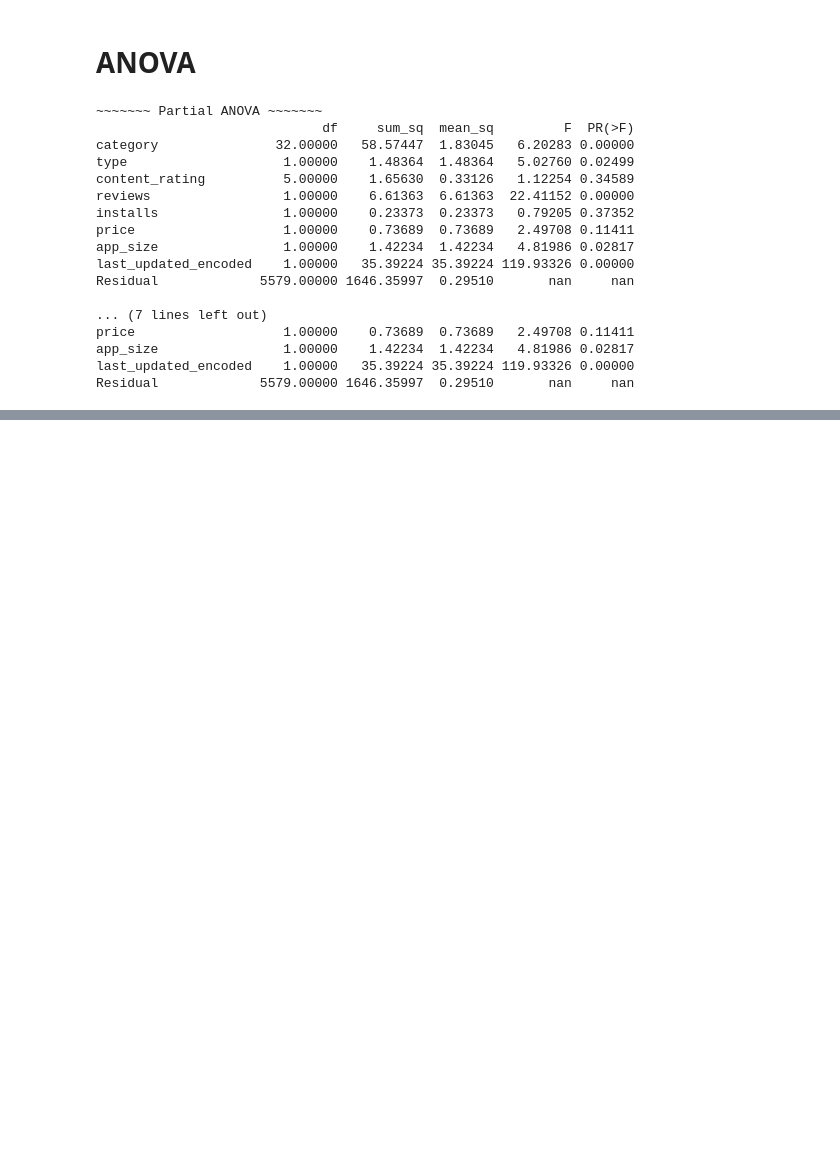
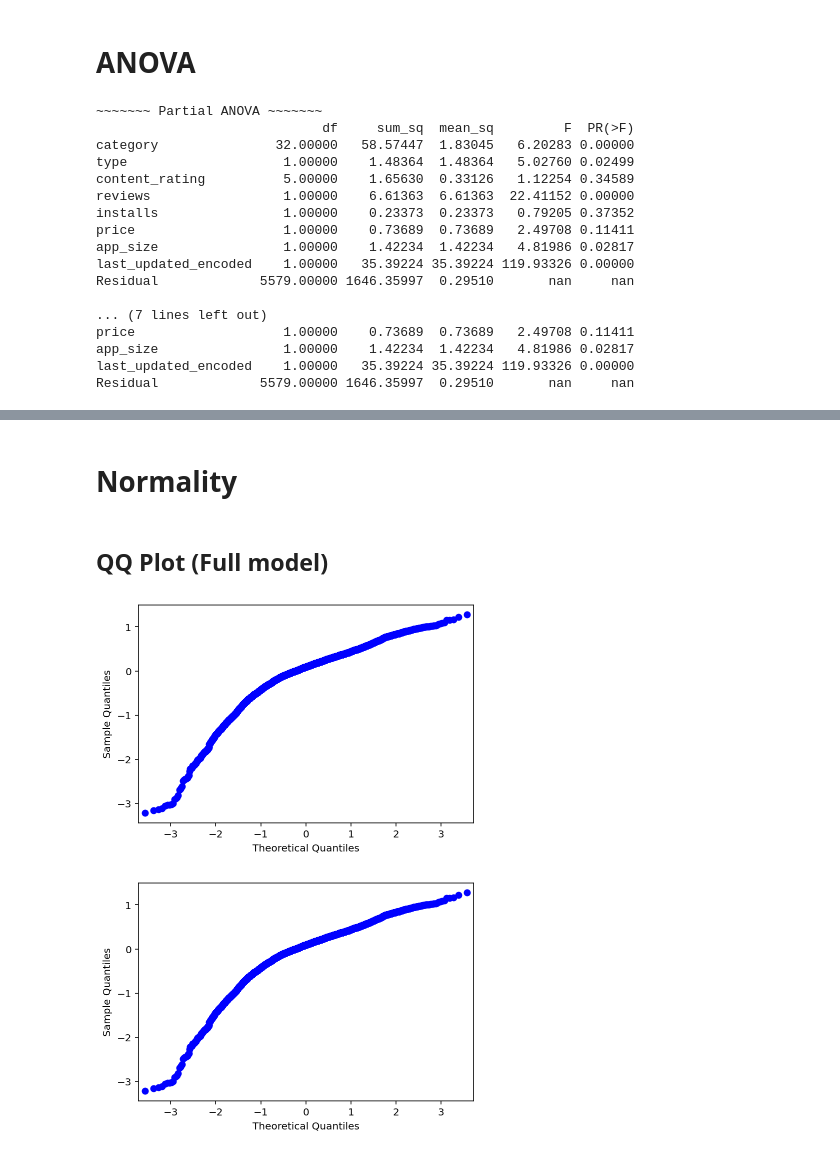
Before and after one commit to flomch/linear-regression-final-project, a Jupyter notebook: analysis.ipynb, the cells around one changed output, grey strips where cells are left out. Saved outputs shown, nothing was run; the diff lists cells and outputs as text; code cells hidden in the pictures; blank space fills up the shorter version.

```diff
--- a/analysis.ipynb
+++ b/analysis.ipynb
@@ -70,0 +168,12 @@ Residual             5579.00000 1646.35997  0.29510       nan     nan
+# %% [markdown]
+# Normality
+# %% [markdown]
+## QQ Plot (Full model)
+# %%
+import statsmodels.api as sm
+import statsmodels.formula.api as smf
+
+sm.qqplot(model.resid)
+# %% [output]
+[figure, added]
+[figure, added]
```
Also changed, not shown: parts of 11 cells of this notebook.
